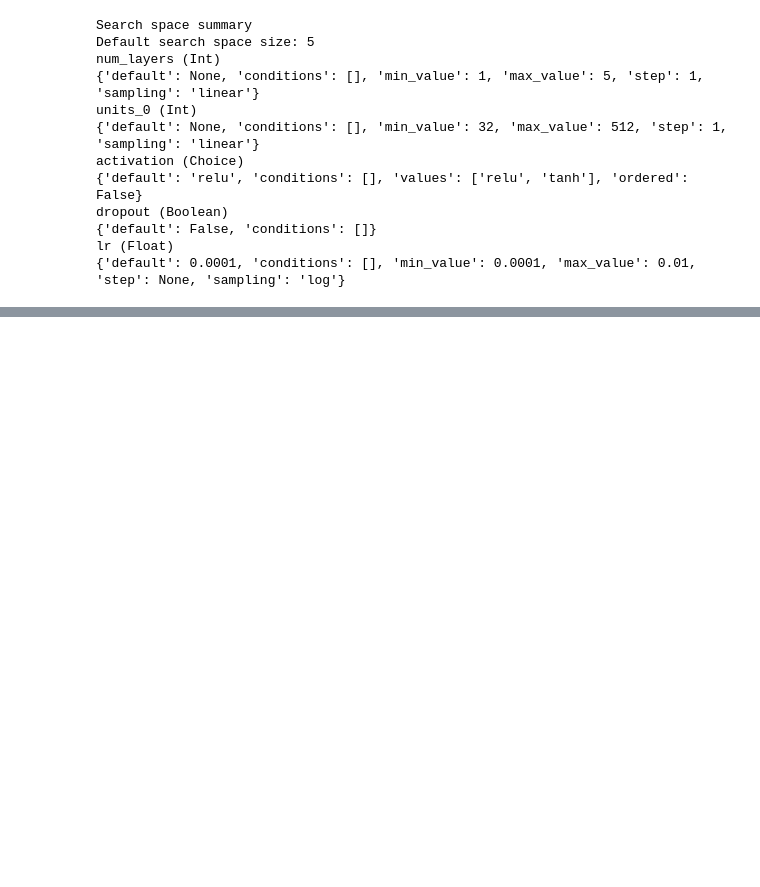
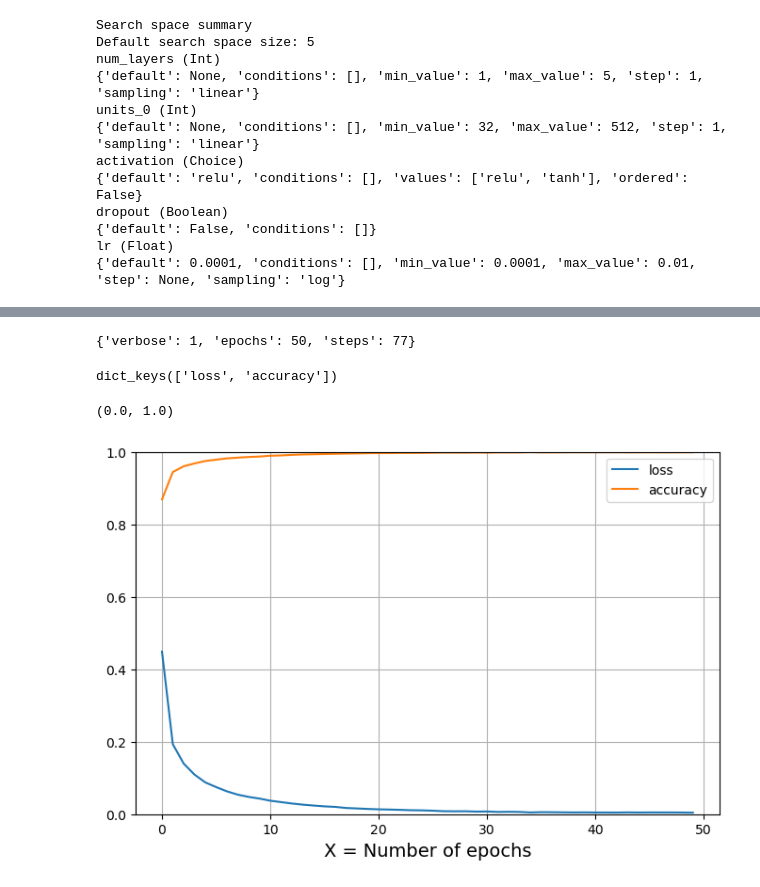
Before and after one commit to nissekarlzzon-svg/lab7_2, a Jupyter notebook: lab7_2_784.ipynb, the cells around one changed output, grey strips where cells are left out. Cells and saved outputs as stored; diff of their text form; code cells hidden in the pictures; blank space fills up the shorter version.

```diff
--- a/lab7_2_784.ipynb
+++ b/lab7_2_784.ipynb
@@ -167,4 +167,26 @@ print("Test accuracy:", test_acc)
 Test accuracy: 0.9832000136375427
+# %%
+lastmodel.params
+# %% [output]
+{'verbose': 1, 'epochs': 50, 'steps': 77}
+# %%
+lastmodel.history.keys()
+# %% [output]
+dict_keys(['loss', 'accuracy'])
+# %%
+import pandas as pd
+import matplotlib as mpl
+import matplotlib.pyplot as plt
+
+pd.DataFrame(lastmodel.history).plot(figsize=(8, 5))
+plt.grid(True)
+plt.xlabel("X = Number of epochs", fontsize=14)
+#plt.ylabel("Petal width", fontsize=14)
+plt.gca().set_ylim(0, 1)
+#save_fig("keras_learning_curves_plot")
+# %% [output]
+(0.0, 1.0)
+[figure, added]
 # %%
 # https://www.tensorflow.org/tutorials/keras/keras_tuner
 # https://keras.io/keras_tuner/getting_started/
```
Also changed, not shown: parts of 7 cells of this notebook.
